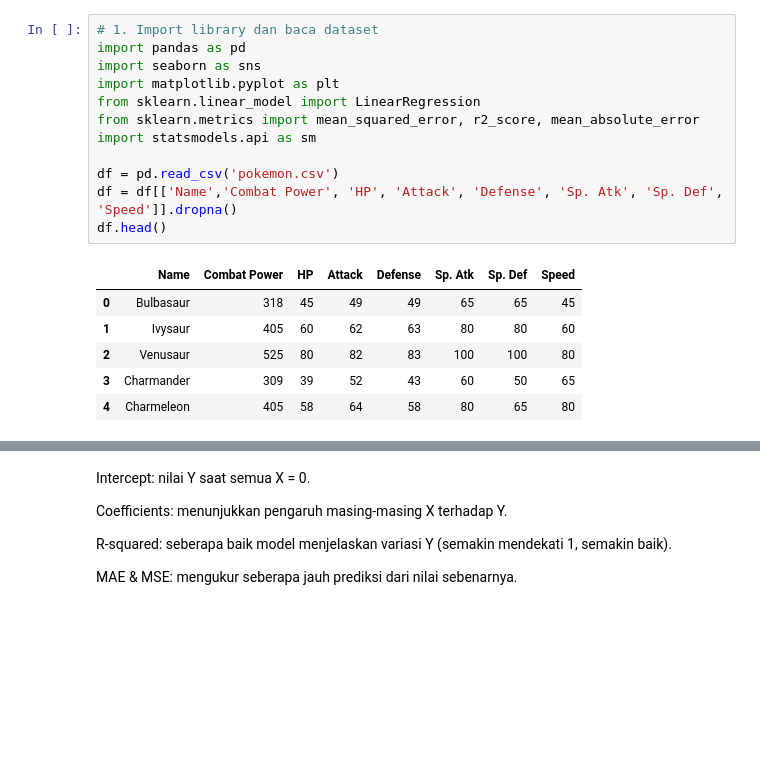
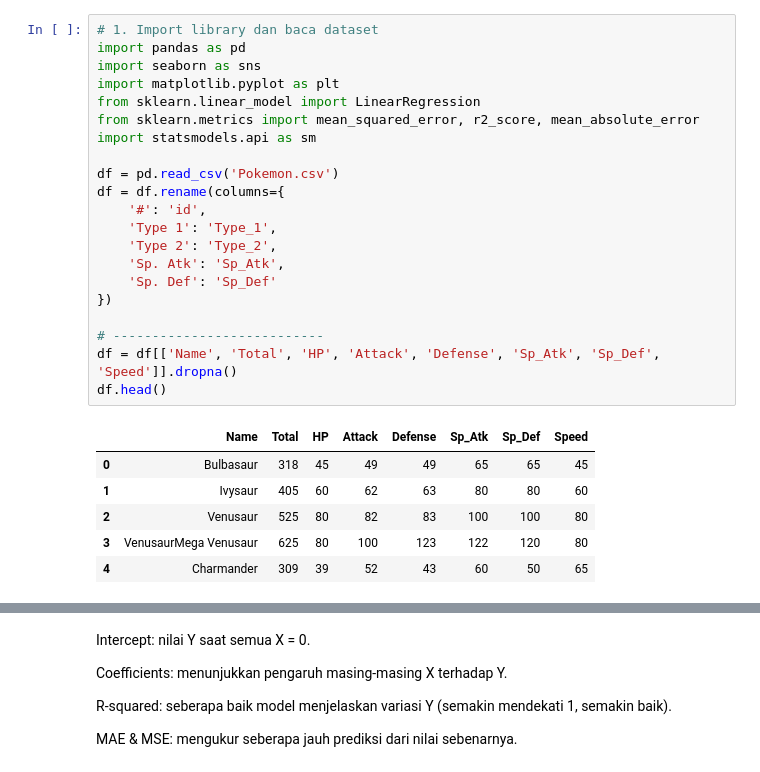
Before and after one commit to Olfatalatas/Pokemon-Combat-Power-Analysis, a Jupyter notebook: Pokemon_Analysis.ipynb, the cells around one changed output, grey strips where cells are left out. Saved outputs shown, nothing was run; the diff lists cells and outputs as text; blank space fills up the shorter version.

```diff
--- a/Pokemon_Analysis.ipynb
+++ b/Pokemon_Analysis.ipynb
@@ -5,20 +15,29 @@ Combat Power sebagai variabel dependen (Y), dan statistik lain sebagai variabel
 # %%
 # 1. Import library dan baca dataset
 import pandas as pd
 import seaborn as sns
 import matplotlib.pyplot as plt
 from sklearn.linear_model import LinearRegression
 from sklearn.metrics import mean_squared_error, r2_score, mean_absolute_error
 import statsmodels.api as sm
 
-df = pd.read_csv('pokemon.csv')
-df = df[['Name','Combat Power', 'HP', 'Attack', 'Defense', 'Sp. Atk', 'Sp. Def', 'Speed']].dropna()
+df = pd.read_csv('Pokemon.csv')
+df = df.rename(columns={
+    '#': 'id',
+    'Type 1': 'Type_1',
+    'Type 2': 'Type_2',
+    'Sp. Atk': 'Sp_Atk',
+    'Sp. Def': 'Sp_Def'
+})
+
+# ---------------------------
+df = df[['Name', 'Total', 'HP', 'Attack', 'Defense', 'Sp_Atk', 'Sp_Def', 'Speed']].dropna()
 df.head()
 # %% [output]
-|  | Name | Combat Power | HP | Attack | Defense | Sp. Atk | Sp. Def | Speed |
+|  | Name | Total | HP | Attack | Defense | Sp_Atk | Sp_Def | Speed |
 | 0 | Bulbasaur | 318 | 45 | 49 | 49 | 65 | 65 | 45 |
 | 1 | Ivysaur | 405 | 60 | 62 | 63 | 80 | 80 | 60 |
 | 2 | Venusaur | 525 | 80 | 82 | 83 | 100 | 100 | 80 |
-| 3 | Charmander | 309 | 39 | 52 | 43 | 60 | 50 | 65 |
-| 4 | Charmeleon | 405 | 58 | 64 | 58 | 80 | 65 | 80 |
+| 3 | VenusaurMega Venusaur | 625 | 80 | 100 | 123 | 122 | 120 | 80 |
+| 4 | Charmander | 309 | 39 | 52 | 43 | 60 | 50 | 65 |
 # %% [markdown]
```
Also changed, not shown: parts of 14 cells of this notebook.
